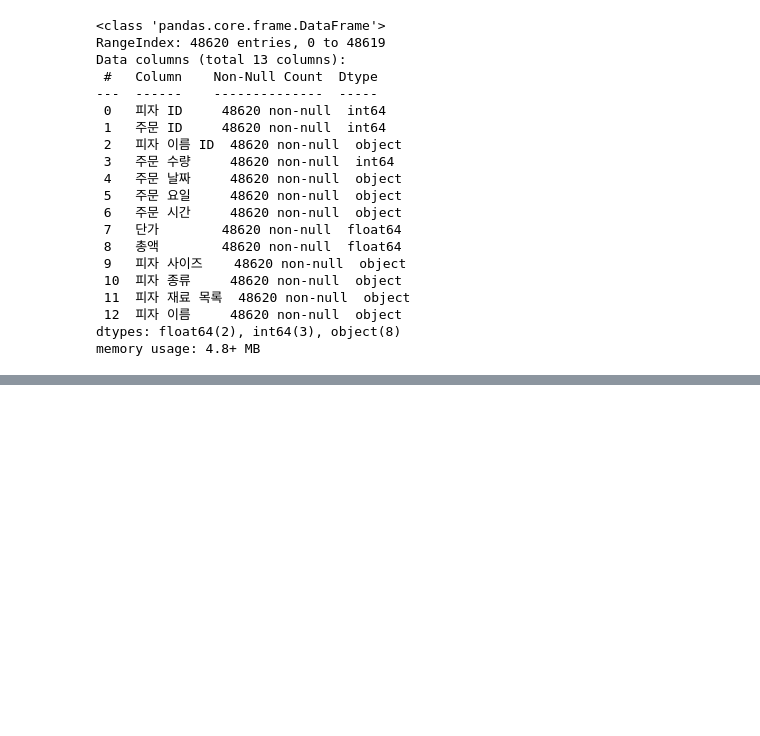
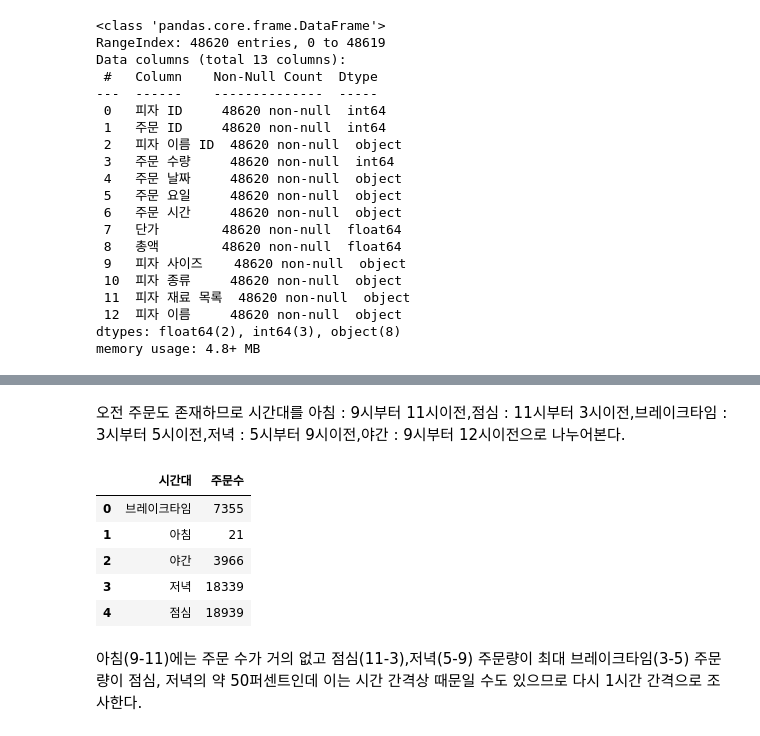
Before and after one commit to Lesly-kim/Mid_Project, a Jupyter notebook: hyunseok.ipynb, the cells around one changed output, grey strips where cells are left out. Drawn from its saved outputs; the diff is of its cells as text; code cells hidden in the pictures; blank space fills up the shorter version.

```diff
--- a/hyunseok.ipynb
+++ b/hyunseok.ipynb
@@ -140,0 +248,13 @@ dtype: int64
+# %%
+# 월 정보를 분기로 나눈다.
+def 분기_3개월(month):
+    if month in [3, 4, 5]:
+        return '봄(3~5월)'
+    elif month in [6, 7, 8]:
+        return '여름(6~8월)'
+    elif month in [9, 10, 11]:
+        return '가을(9~11월)'
+    else:  # 12, 1, 2
+        return '겨울(12~2월)'
+
+df['분기'] = df['월'].apply(분기_3개월)
@@ -140,0 +345,9 @@ dtype: int64
+# %%
+# 1. 시간 형식으로 변환 (시간만 있는 경우 'datetime.time' 형태로 변환 가능)
+df['주문 시간 변환'] = pd.to_datetime(df['주문 시간'], format='%H:%M:%S').dt.time
+
+# 2. 변환한 시간 기준으로 정렬
+df_sorted = df.sort_values(by='주문 시간 변환')
+
+# 3. 정렬 결과 확인
+print(df_sorted)
@@ -140,0 +372,36 @@ dtype: int64
+# %% [markdown]
+오전 주문도 존재하므로 시간대를 아침 : 9시부터 11시이전,점심 : 11시부터 3시이전,브레이크타임 : 3시부터 5시이전,저녁 : 5시부터 9시이전,야간 : 9시부터 12시이전으로 나누어본다.
+# %%
+#datetime type으로 변환
+df['주문 시간 변환'] = pd.to_datetime(df['주문 시간'], format='%H:%M:%S', errors='coerce').dt.hour
+# %%
+#시간대 칼럼을 생성성
+def 시간대(hour):
+    if 9 <= hour < 11:
+        return '아침'
+    elif 11 <= hour < 15:
+        return '점심'
+    elif 15 <= hour < 17:
+        return '브레이크타임'
+    elif 17 <= hour < 21:
+        return '저녁'
+    elif 21 <= hour < 24:
+        return '야간'
+    else:
+        return '기타'  # 예: 0~8시 또는 결측치 처리
+
+df['시간대'] = df['주문 시간 변환'].apply(시간대)
+# %%
+df.groupby('시간대').size().reset_index(name='주문수')
+# %% [output]
+|  | 시간대 | 주문수 |
+| 0 | 브레이크타임 | 7355 |
+| 1 | 아침 | 21 |
+| 2 | 야간 | 3966 |
+| 3 | 저녁 | 18339 |
+| 4 | 점심 | 18939 |
+# %% [markdown]
+아침(9-11)에는 주문 수가 거의 없고
+점심(11-3),저녁(5-9) 주문량이 최대
+브레이크타임(3-5) 주문량이 점심, 저녁의 약 50퍼센트인데 이는 시간 간격상 때문일 수도 있으므로
+다시 1시간 간격으로 조사한다.
```
Also changed, not shown: parts of 33 cells of this notebook.
